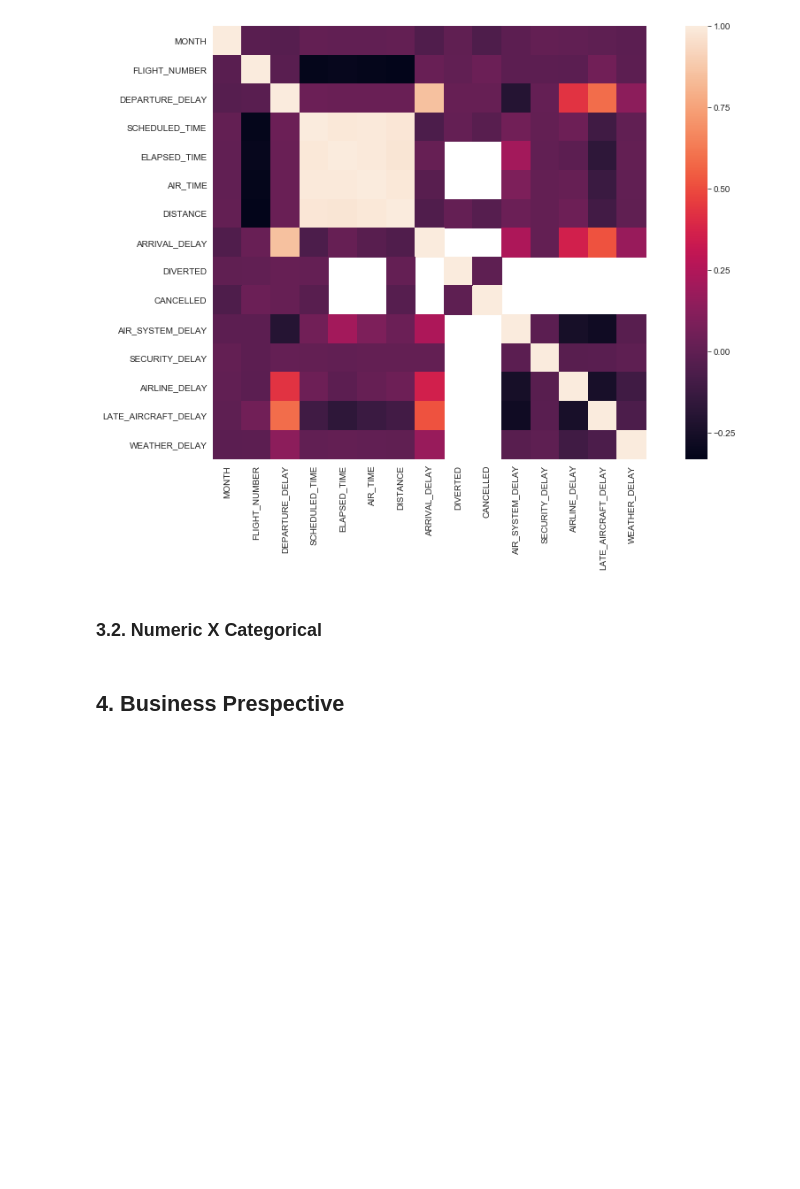
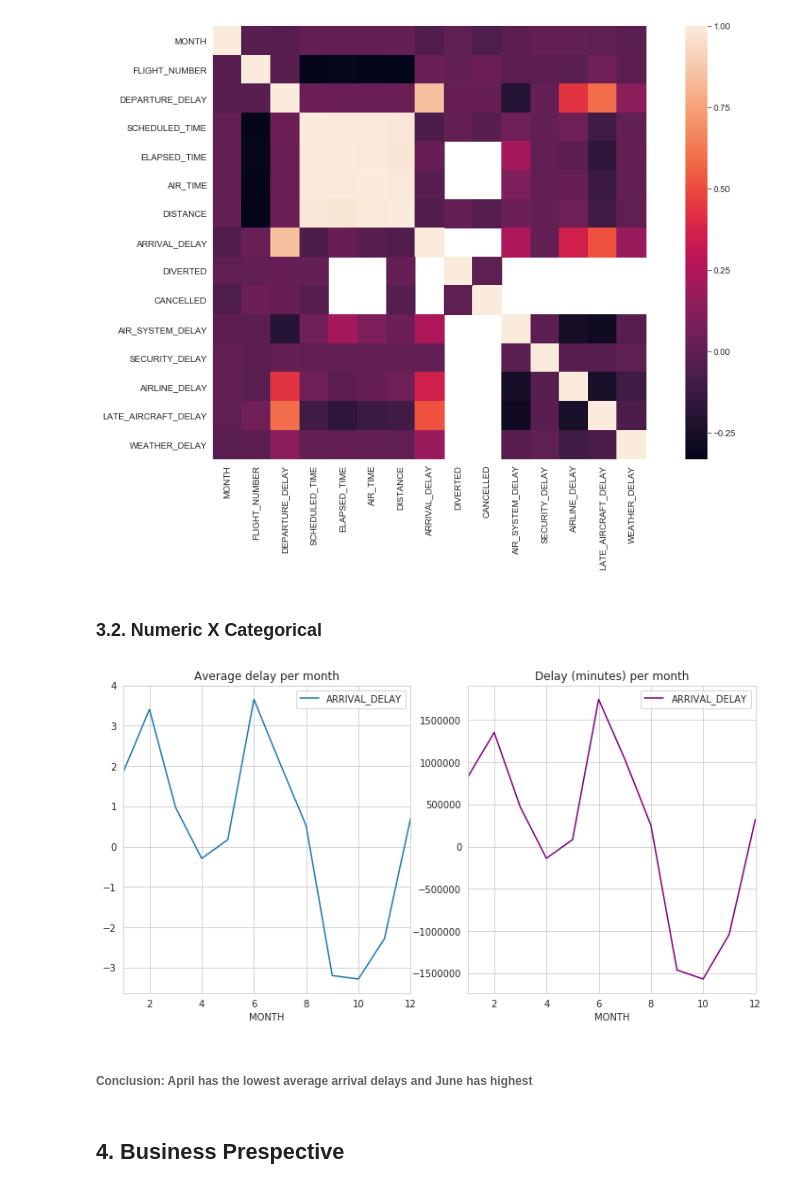
Before and after one commit to ArwaSheraky/Airlines-Delay-Analysis, a Jupyter notebook: Exploratory-Data-Analysis.ipynb, the cells around one changed output. Drawn from its saved outputs; the diff is of its cells as text; code cells hidden in the pictures; blank space fills up the shorter version.

```diff
--- a/Exploratory-Data-Analysis.ipynb
+++ b/Exploratory-Data-Analysis.ipynb
@@ -97,6 +155,20 @@ plt.show()
 [figure]
 # %% [markdown]
 ### 3.2. Numeric X Categorical
+# %%
+# Linechart of arrival delay distribution by month
+f,ax=plt.subplots(1,2,figsize=(12,6))
+
+df[['MONTH','ARRIVAL_DELAY']].groupby(['MONTH']).mean().plot(ax=ax[0])
+ax[0].set_title('Average delay per month')
+
+df[['MONTH','ARRIVAL_DELAY']].groupby(['MONTH']).sum().plot(ax=ax[1],color=['purple'])
+ax[1].set_title('Delay (minutes) per month')
+plt.show()
+# %% [output]
+[figure, added]
+# %% [markdown]
+###### Conclusion: April has the lowest average arrival delays and June has highest
 # %% [markdown]
 ## 4. Business Prespective
 # %% [markdown]
```
Also changed, not shown: parts of 7 cells of this notebook.
